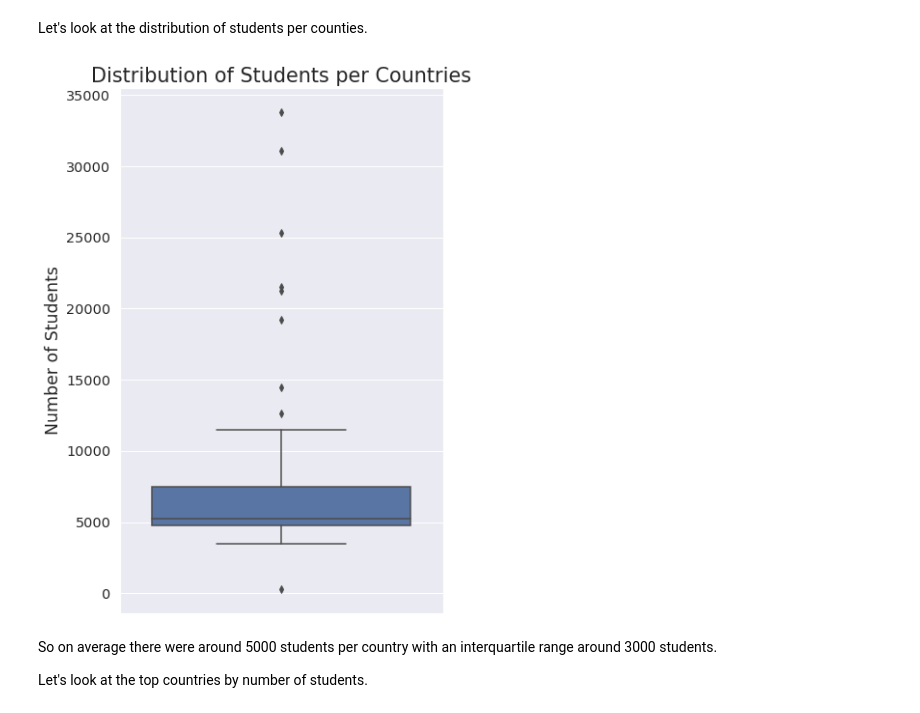
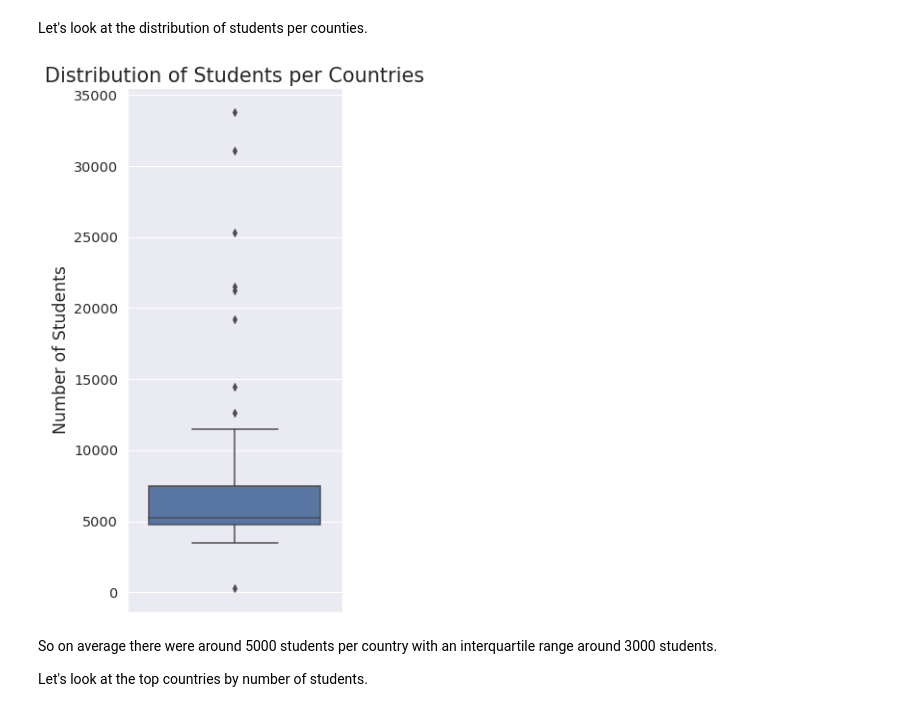
Before and after one commit to yamontv/pisa2012_visualization, a Jupyter notebook: exploration.ipynb, the cells around one changed output. Cells and saved outputs as stored; diff of their text form; code cells hidden in the pictures.

```diff
--- a/exploration.ipynb
+++ b/exploration.ipynb
@@ -186,15 +180,12 @@ base_color = sb.color_palette()[0]
 Let's look at the distribution of students per counties.
 # %%
 # Plot
-plt.figure(figsize=(6,10))
+plt.figure(figsize=(4,10))
 sb.boxplot(df['Country'].value_counts(), orient="v", color=base_color)
 plt.title('Distribution of Students per Countries')
-plt.ylabel('Number of Students')
-
-# Save
-plt.savefig('img/students_countries.png', dpi=200, bbox_inches="tight")
+plt.ylabel('Number of Students');
 # %% [output]
-[figure, old version]
+[figure, new version]
 # %% [markdown]
 So on average there were around 5000 students per country with an interquartile range around 3000 students.
 
```
Also changed, not shown: parts of 16 cells of this notebook, 19 other files.
